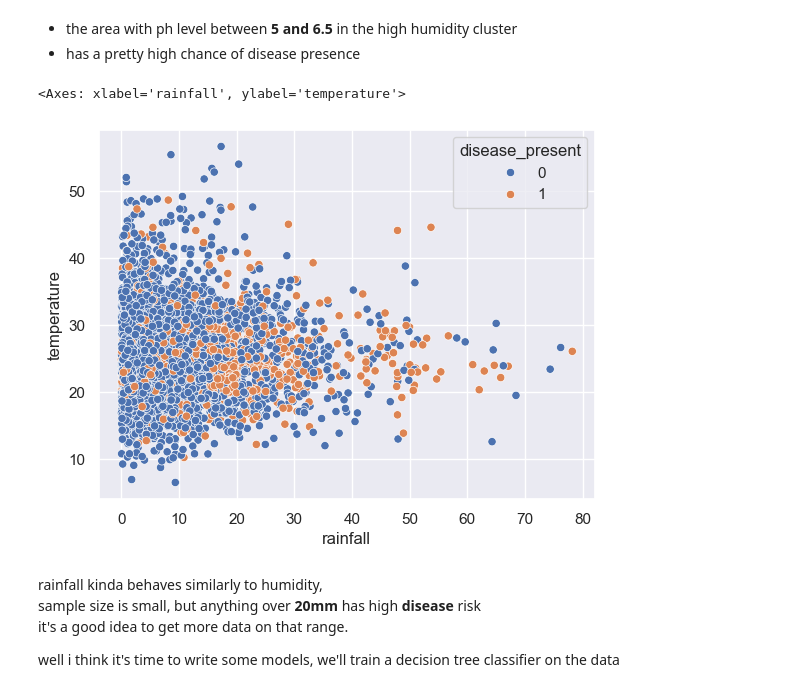
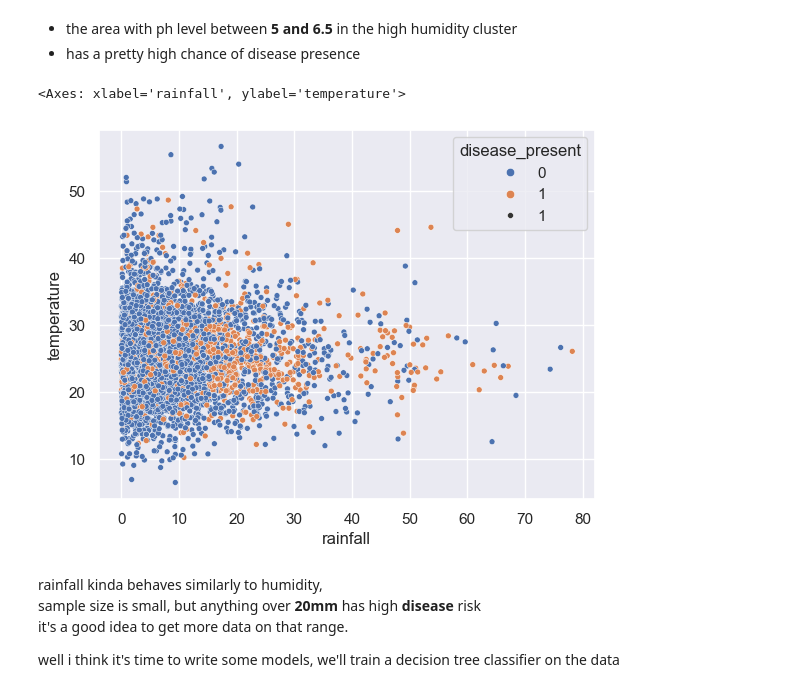
Before and after one commit to gts0025/python_projects, a Jupyter notebook: AI and data/plant_disease/jupiter_plant_data_analysis.ipynb, the cells around one changed output. Cells and saved outputs as stored; diff of their text form; code cells hidden in the pictures.

```diff
--- a/AI and data/plant_disease/jupiter_plant_data_analysis.ipynb
+++ b/AI and data/plant_disease/jupiter_plant_data_analysis.ipynb
@@ -59,15 +101,16 @@ sns.scatterplot(data=plant_data, x='soil_pH', y='humidity', hue='disease_present
 # %%
 
 #different points shape for disease_present
 sns.scatterplot(
     data=plant_data,
     x='rainfall',
     y='temperature',
     hue='disease_present',
+    size = 1,
 )
 # %% [output]
 <Axes: xlabel='rainfall', ylabel='temperature'>
-[figure, old version]
+[figure, new version]
 # %% [markdown]
 rainfall kinda behaves similarly to humidity, <br>
 sample size is small, but anything over **20mm** has high **disease** risk<br>
```
Also changed, not shown: parts of 13 cells of this notebook, 9 other files.
